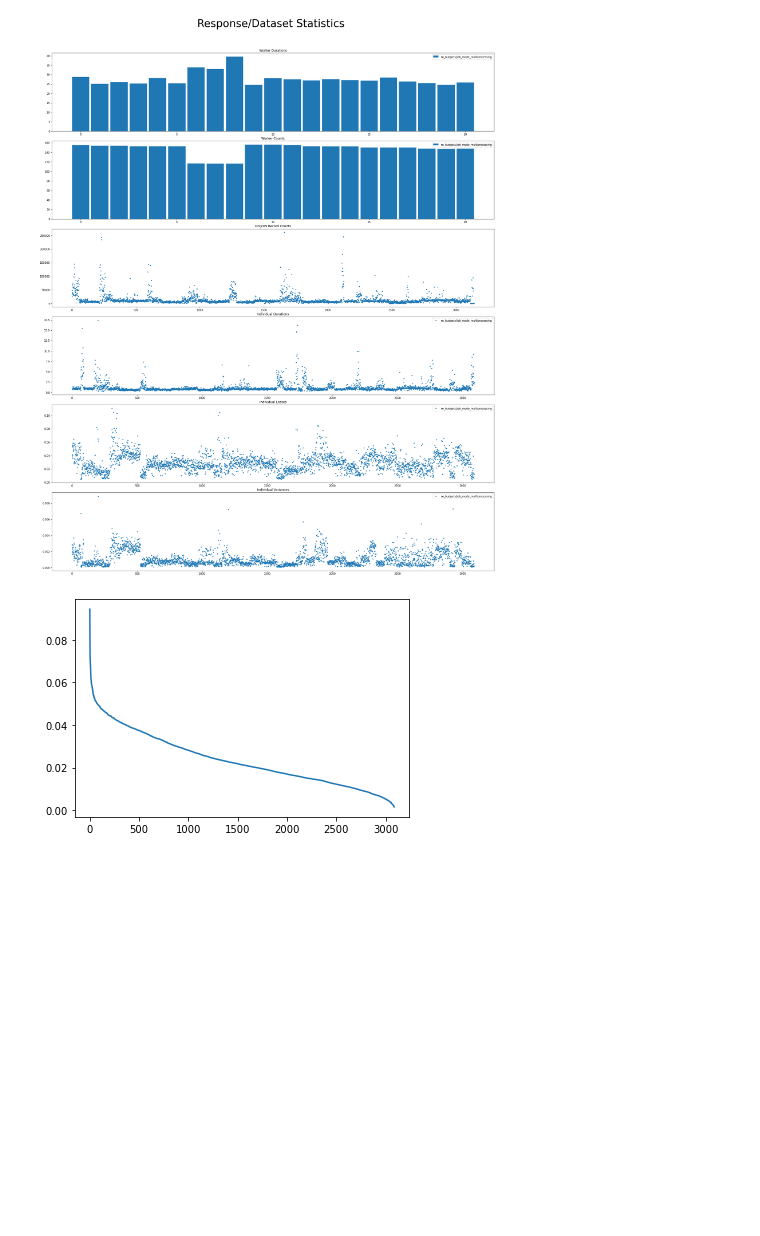
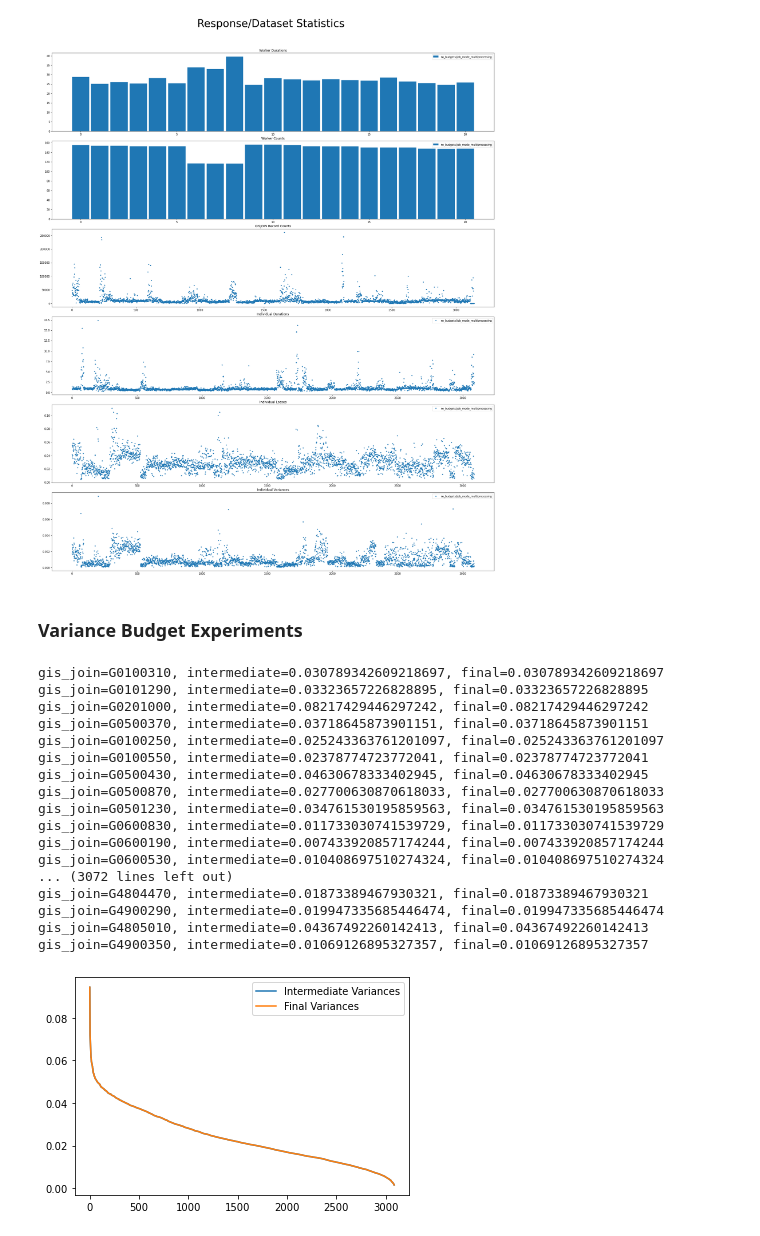
Before and after one commit to Project-Sustain/validation-service, a Jupyter notebook: benchmarks/benchmarks.ipynb, the cells around one changed output. Cells and saved outputs as stored; diff of their text form; code cells hidden in the pictures; blank space fills up the shorter version.

```diff
--- a/benchmarks/benchmarks.ipynb
+++ b/benchmarks/benchmarks.ipynb
@@ -193,19 +193,53 @@ plt.savefig(f"{experiments[0]}/response_dataset_statistics.png", dpi=300)
 # %% [output]
 Total response duration for no_budgets/job_mode_multiprocessing: 39.81095988070592 seconds
 [figure]
-# %%
-response_filename = "variance_budgets/test/response.json"
-with open(response_filename, "r") as f:
-    data = json.load(f)
-
-total_budget = 10000000
-variances = []
-for worker_response in data["worker_responses"]:
-    for metric in worker_response["metrics"]:
-        variances.append(metric["variance"])
-
-sorted_variances = sorted(variances, reverse=True)
-plt.plot(sorted_variances)
-plt.show()
-# %% [output]
-[figure, removed]
+# %% [markdown]
+### Variance Budget Experiments
+# %%
+intermediate_response_filename = "variance_budgets/test/intermediate_response.json"
+final_response_filename = "variance_budgets/test/response.json"
+
+with open(intermediate_response_filename, "r") as f:
+    intermediate_data = json.load(f)
+
+with open(final_response_filename, "r") as f:
+    final_data = json.load(f)
+
+intermediate_variances = {}
+for metric in intermediate_data["initial_response_metrics"]:
+    intermediate_variances[metric["gis_join"]] = metric["variance"]
+
+final_variances = {}
+for worker_response in final_data["worker_responses"]:
+    for metric in worker_response["metrics"]:
+        final_variances[metric["gis_join"]] = metric["variance"]
+
+for gis_join, final_variance in final_variances.items():
+    print(f"gis_join={gis_join}, intermediate={intermediate_variances[gis_join]}, final={final_variance}")
+
+sorted_intermediate_variances = sorted(list(intermediate_variances.values()), reverse=True)
+sorted_final_variances = sorted(list(final_variances.values()), reverse=True)
+
+plt.plot(sorted_intermediate_variances, label="Intermediate Variances")
+plt.plot(sorted_final_variances, label="Final Variances")
+plt.legend()
+plt.show()
+# %% [output]
+gis_join=G0100310, intermediate=0.030789342609218697, final=0.030789342609218697
+gis_join=G0101290, intermediate=0.03323657226828895, final=0.03323657226828895
+gis_join=G0201000, intermediate=0.08217429446297242, final=0.08217429446297242
+gis_join=G0500370, intermediate=0.03718645873901151, final=0.03718645873901151
+gis_join=G0100250, intermediate=0.025243363761201097, final=0.025243363761201097
+gis_join=G0100550, intermediate=0.02378774723772041, final=0.02378774723772041
+gis_join=G0500430, intermediate=0.04630678333402945, final=0.04630678333402945
+gis_join=G0500870, intermediate=0.027700630870618033, final=0.027700630870618033
+gis_join=G0501230, intermediate=0.034761530195859563, final=0.034761530195859563
+gis_join=G0600830, intermediate=0.011733030741539729, final=0.011733030741539729
+gis_join=G0600190, intermediate=0.007433920857174244, final=0.007433920857174244
+gis_join=G0600530, intermediate=0.010408697510274324, final=0.010408697510274324
+... (3072 lines left out)
+gis_join=G4804470, intermediate=0.01873389467930321, final=0.01873389467930321
+gis_join=G4900290, intermediate=0.019947335685446474, final=0.019947335685446474
+gis_join=G4805010, intermediate=0.04367492260142413, final=0.04367492260142413
+gis_join=G4900350, intermediate=0.01069126895327357, final=0.01069126895327357
+[figure, added]
```
Also changed, not shown: 2 other files.
